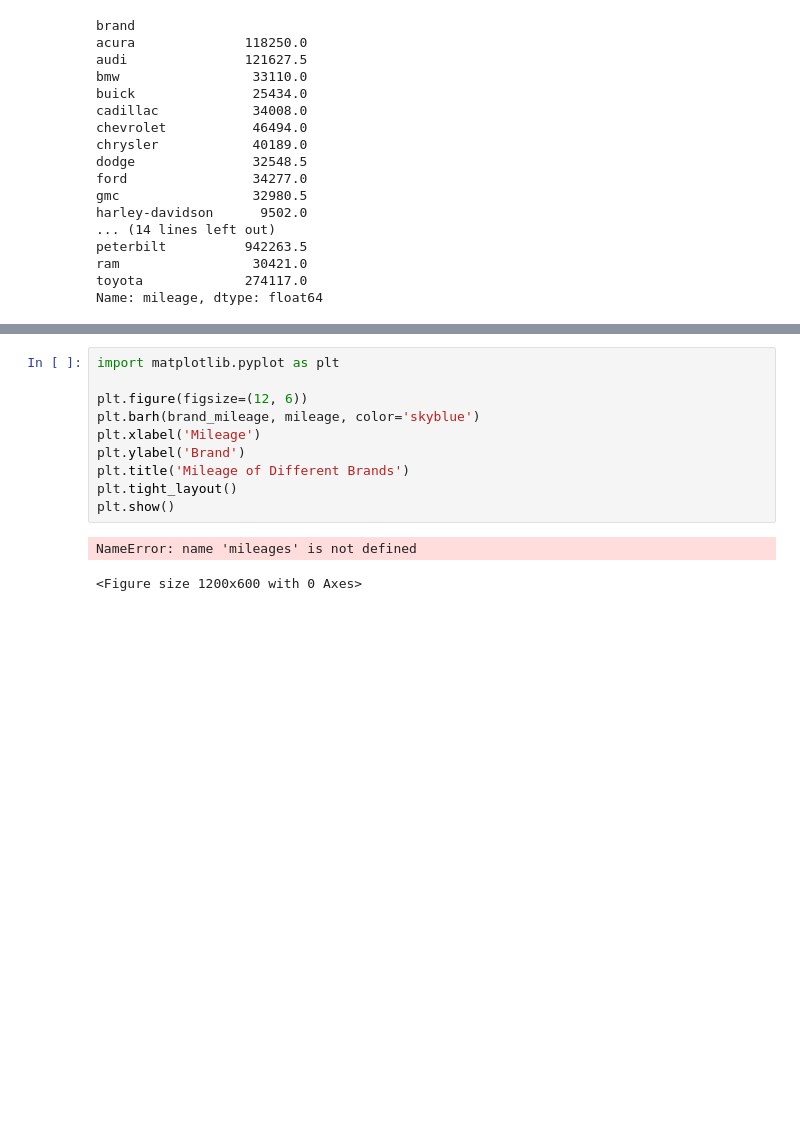
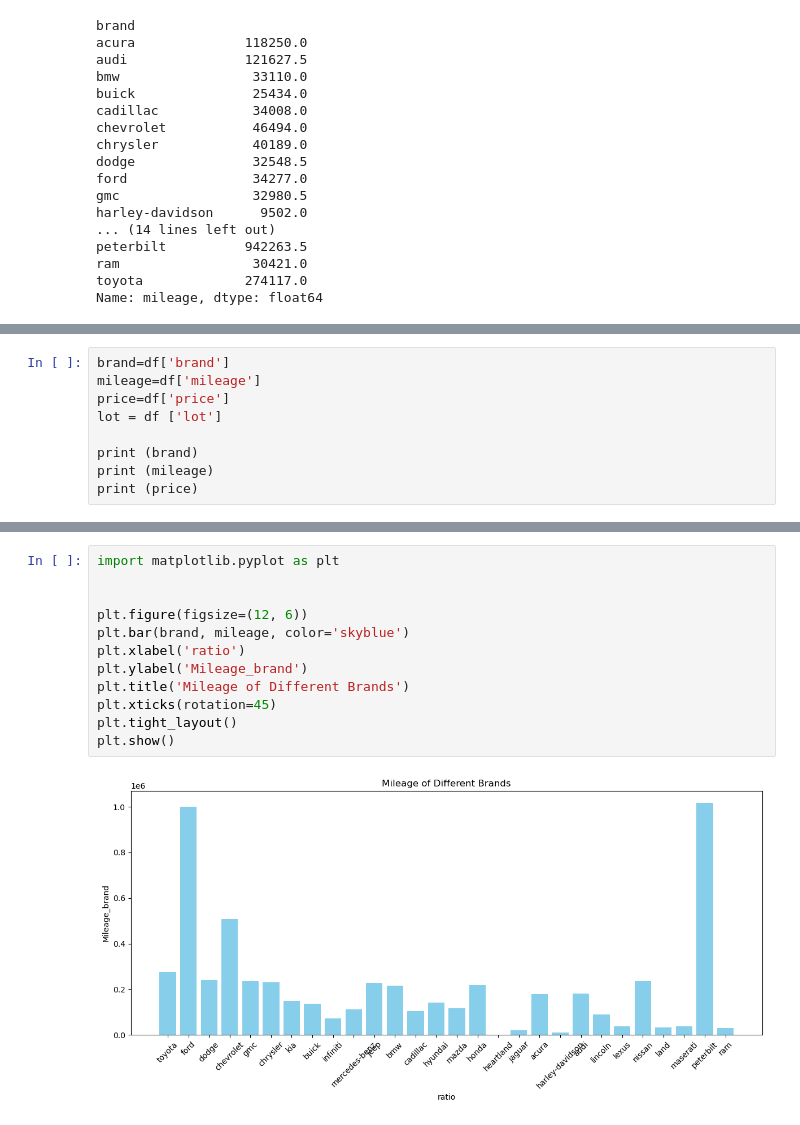
Before and after one commit to CMGarxia/Project-1, a Jupyter notebook: Untitled-1.ipynb, the cells around one changed output, grey strips where cells are left out. Cells and saved outputs as stored; diff of their text form; blank space fills up the shorter version.

```diff
--- a/Untitled-1.ipynb
+++ b/Untitled-1.ipynb
@@ -96,0 +132,9 @@ ratio
+# %%
+brand=df['brand']
+mileage=df['mileage']
+price=df['price']
+lot = df ['lot']
+
+print (brand)
+print (mileage)
+print (price)
@@ -97,13 +213,14 @@ ratio
 # %%
 import matplotlib.pyplot as plt
 
+
 plt.figure(figsize=(12, 6))
-plt.barh(brand_mileage, mileage, color='skyblue')
-plt.xlabel('Mileage')
-plt.ylabel('Brand')
+plt.bar(brand, mileage, color='skyblue')
+plt.xlabel('ratio')
+plt.ylabel('Mileage_brand')
 plt.title('Mileage of Different Brands')
+plt.xticks(rotation=45)
 plt.tight_layout()
 plt.show()
 # %% [output]
-NameError: name 'mileages' is not defined
-<Figure size 1200x600 with 0 Axes>
+[figure, added]
```
Also changed, not shown: parts of 8 cells of this notebook, 1 other file.
